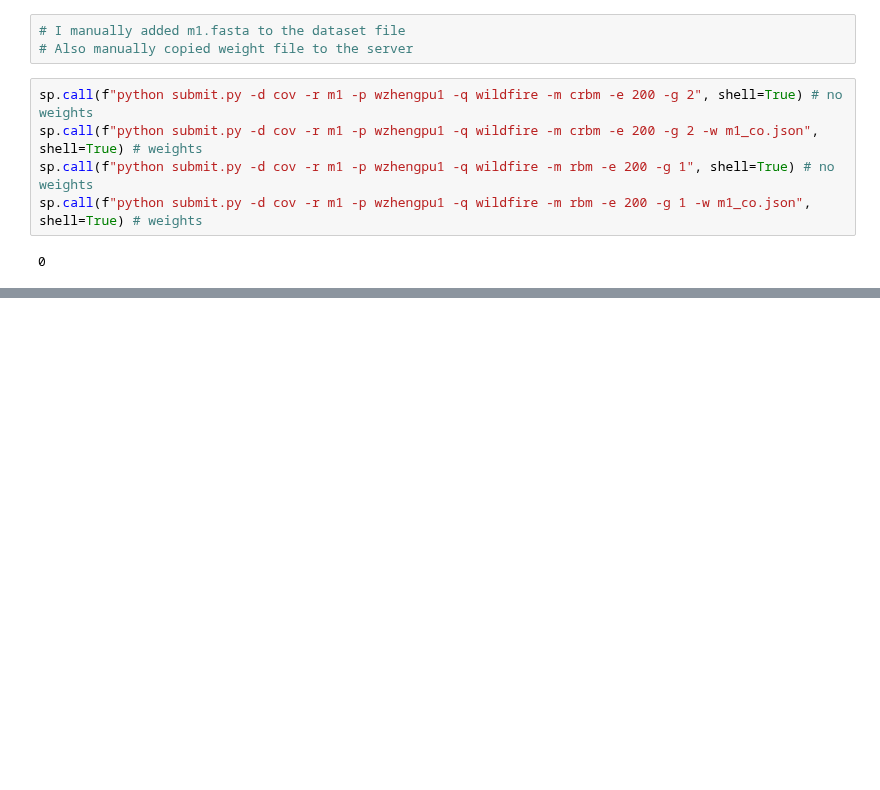
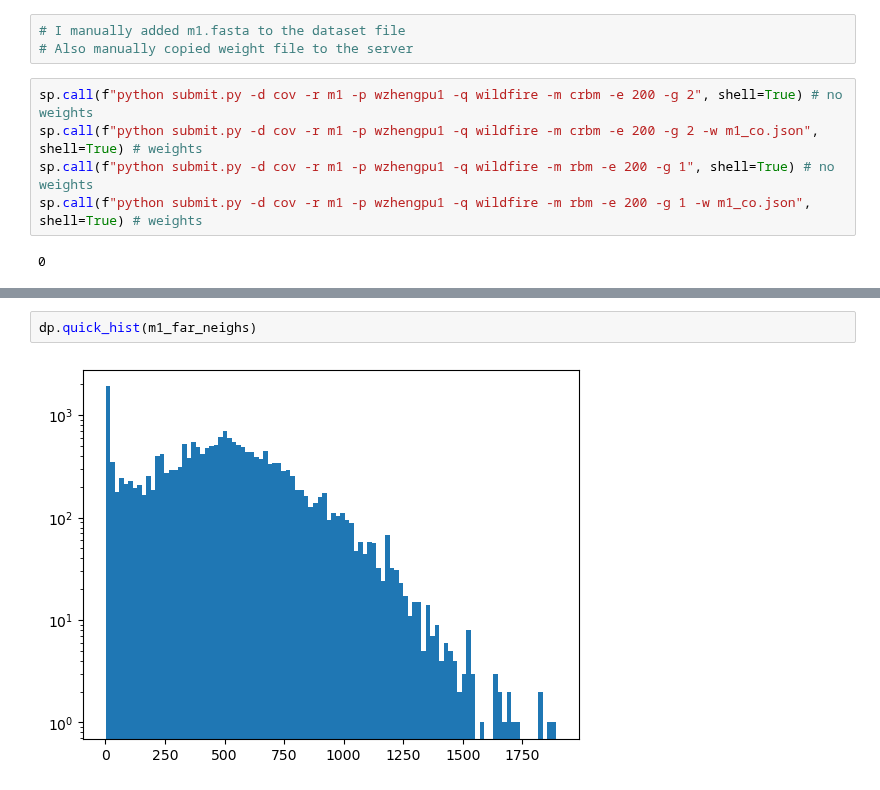
Before and after one commit to Jonahowns/phage_display_ML, a Jupyter notebook: datasets/cov_dataset_prep_example.ipynb, the cells around one changed output, grey strips where cells are left out. Saved outputs shown, nothing was run; the diff lists cells and outputs as text; blank space fills up the shorter version.

```diff
--- a/datasets/cov_dataset_prep_example.ipynb
+++ b/datasets/cov_dataset_prep_example.ipynb
@@ -400,0 +412,4 @@ sp.call(f"python submit.py -d cov -r m1 -p wzhengpu1 -q wildfire -m rbm -e 200 -
+# %%
+dp.quick_hist(m1_far_neighs)
+# %% [output]
+[figure, added]
```
Also changed, not shown: parts of 6 cells of this notebook, 6 other files.
